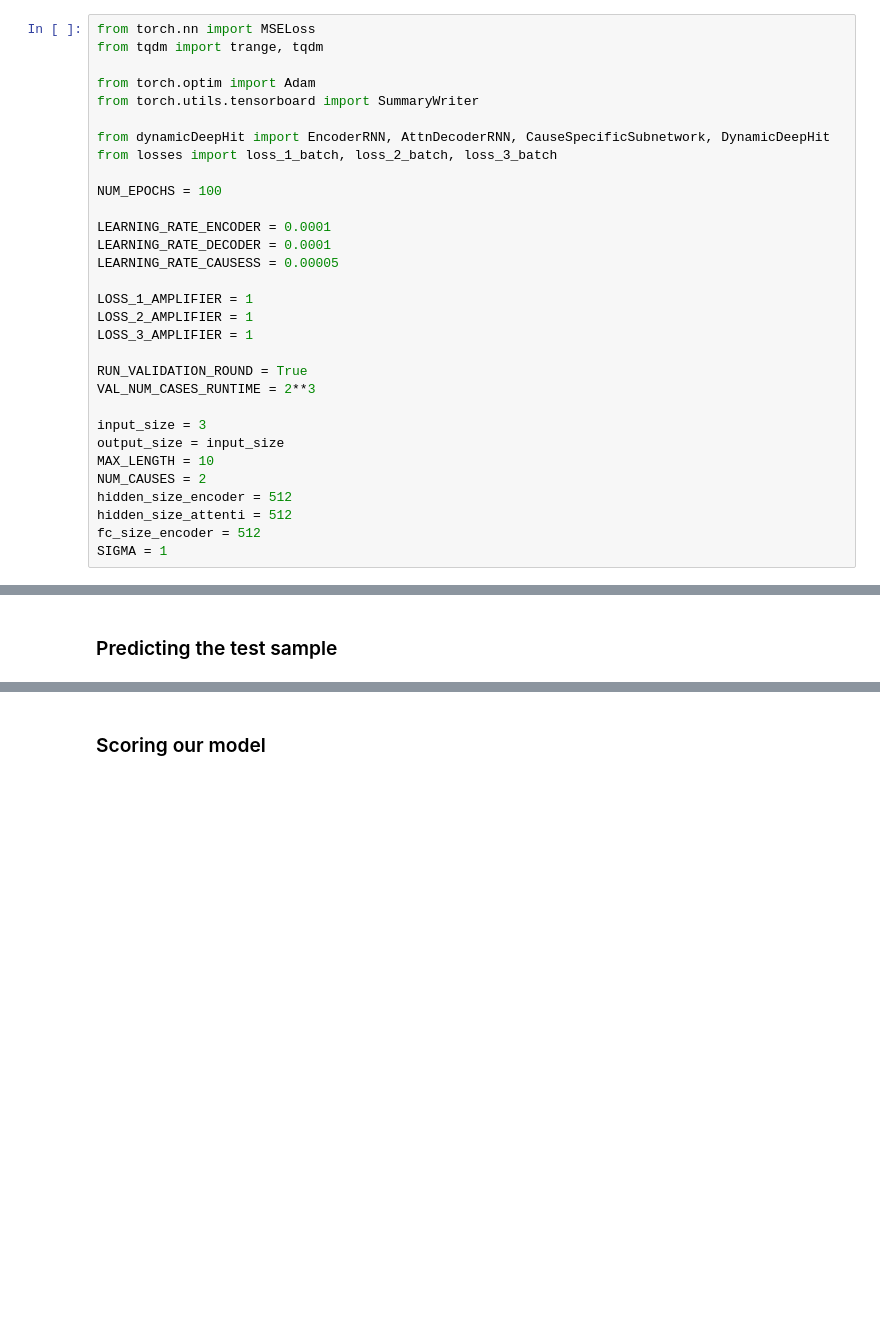
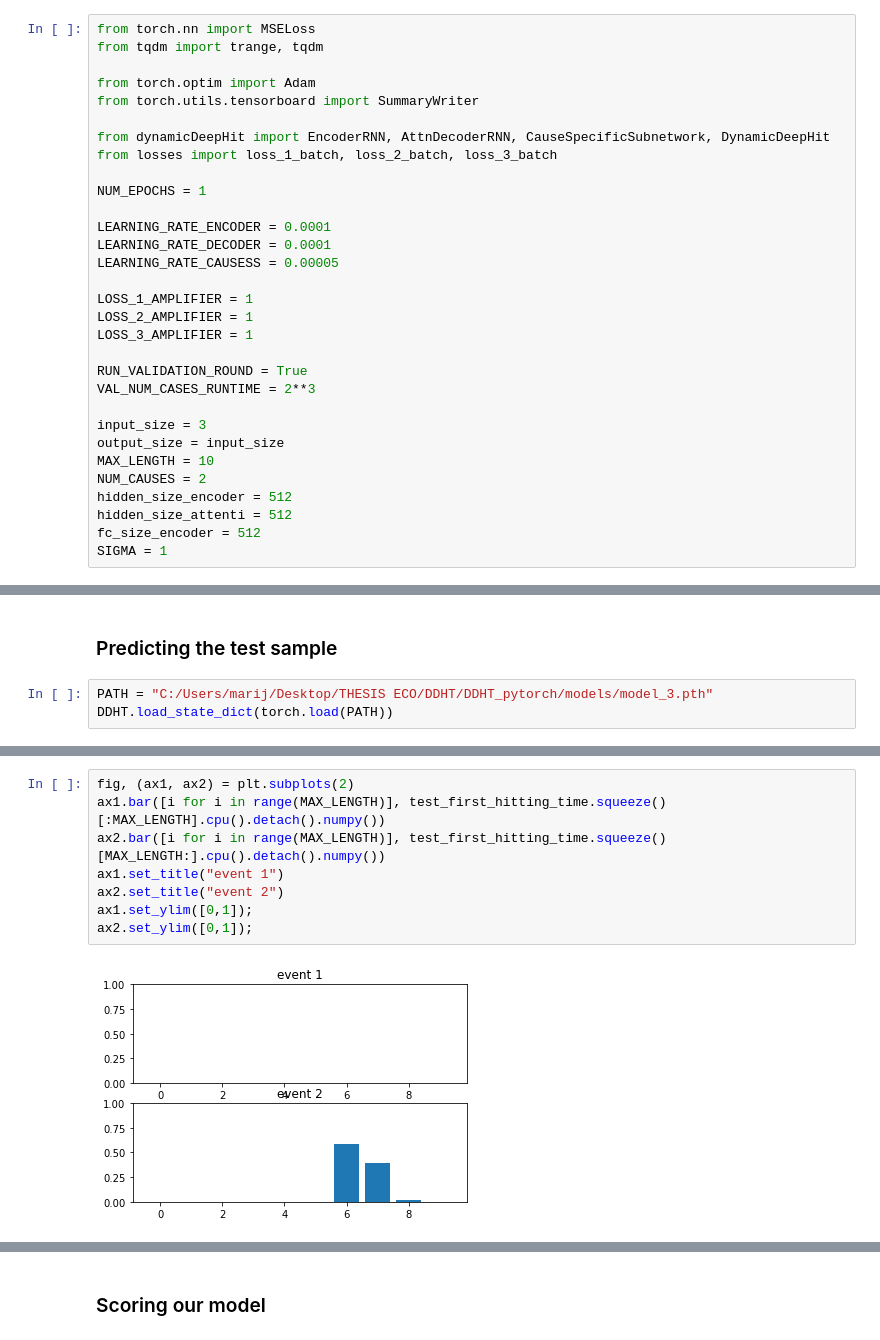
Before and after one commit to madkerpe/poc_ddht_pytorch, a Jupyter notebook: main_poc.ipynb, the cells around one changed output, grey strips where cells are left out. Drawn from its saved outputs; the diff is of its cells as text; blank space fills up the shorter version.

```diff
--- a/main_poc.ipynb
+++ b/main_poc.ipynb
@@ -81,7 +81,7 @@ from torch.utils.tensorboard import SummaryWriter
 from dynamicDeepHit import EncoderRNN, AttnDecoderRNN, CauseSpecificSubnetwork, DynamicDeepHit
 from losses import loss_1_batch, loss_2_batch, loss_3_batch
 
-NUM_EPOCHS = 100
+NUM_EPOCHS = 1
 
 LEARNING_RATE_ENCODER = 0.0001
 LEARNING_RATE_DECODER = 0.0001
@@ -191,3 +191,6 @@ for epoch in trange(NUM_EPOCHS):
 # 4. Testing the Model
 # %% [markdown]
 ### Predicting the test sample
+# %%
+PATH = "C:/Users/marij/Desktop/THESIS ECO/DDHT/DDHT_pytorch/models/model_3.pth"
+DDHT.load_state_dict(torch.load(PATH))
@@ -247,0 +251,10 @@ tensor([[0.0000, 0.0000, 0.0000, 0.0000, 0.0000, 0.0000, 0.0000, 0.0000, 0.0000,
+# %%
+fig, (ax1, ax2) = plt.subplots(2)
+ax1.bar([i for i in range(MAX_LENGTH)], test_first_hitting_time.squeeze()[:MAX_LENGTH].cpu().detach().numpy())
+ax2.bar([i for i in range(MAX_LENGTH)], test_first_hitting_time.squeeze()[MAX_LENGTH:].cpu().detach().numpy())
+ax1.set_title("event 1")
+ax2.set_title("event 2")
+ax1.set_ylim([0,1]);
+ax2.set_ylim([0,1]);
+# %% [output]
+[figure, added]
```
Also changed, not shown: parts of 9 cells of this notebook, 1 other file.
